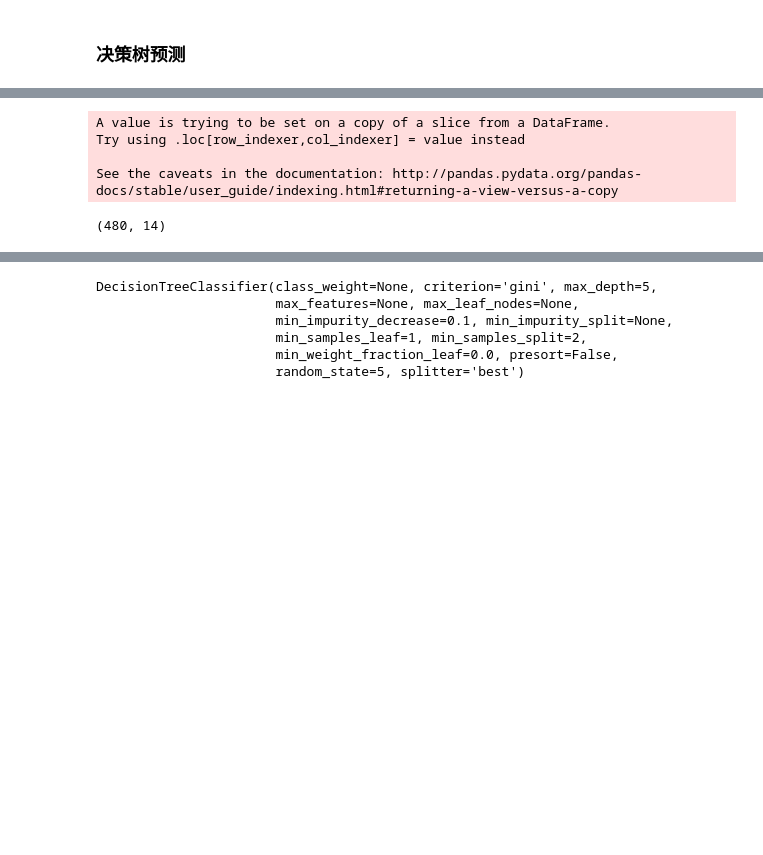
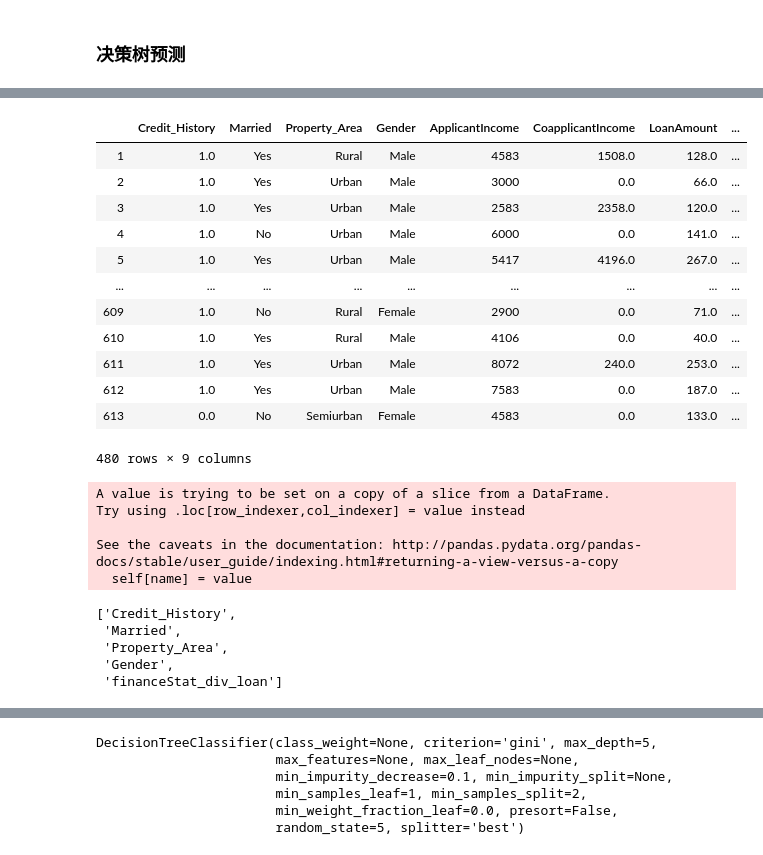
Before and after one commit to xinruigoalForTrain/loan_predict, a Jupyter notebook: loan_prediction.ipynb, the cells around one changed output, grey strips where cells are left out. Saved outputs shown, nothing was run; the diff lists cells and outputs as text; code cells hidden in the pictures; blank space fills up the shorter version.

```diff
--- a/loan_prediction.ipynb
+++ b/loan_prediction.ipynb
@@ -565,3 +581,31 @@ from sklearn.metrics import confusion_matrix,classification_report,precision_sco
+# %%
+df_DTC_train
+# %% [output]
+|  | Credit_History | Married | Property_Area | Gender | ApplicantIncome | CoapplicantIncome | LoanAmount | ... |
+| 1 | 1.0 | Yes | Rural | Male | 4583 | 1508.0 | 128.0 | ... |
+| 2 | 1.0 | Yes | Urban | Male | 3000 | 0.0 | 66.0 | ... |
+| 3 | 1.0 | Yes | Urban | Male | 2583 | 2358.0 | 120.0 | ... |
+| 4 | 1.0 | No | Urban | Male | 6000 | 0.0 | 141.0 | ... |
+| 5 | 1.0 | Yes | Urban | Male | 5417 | 4196.0 | 267.0 | ... |
+| ... | ... | ... | ... | ... | ... | ... | ... | ... |
+| 609 | 1.0 | No | Rural | Female | 2900 | 0.0 | 71.0 | ... |
+| 610 | 1.0 | Yes | Rural | Male | 4106 | 0.0 | 40.0 | ... |
+| 611 | 1.0 | Yes | Urban | Male | 8072 | 240.0 | 253.0 | ... |
+| 612 | 1.0 | Yes | Urban | Male | 7583 | 0.0 | 187.0 | ... |
+| 613 | 0.0 | No | Semiurban | Female | 4583 | 0.0 | 133.0 | ... |
+480 rows × 9 columns
+# %%
+df_DTC_train.Gender = df_DTC_train.Gender.map({'Male':1,'Female':0})
+df_DTC_train.Married = df_DTC_train.Married.map({'Yes':1,'No':0})
+df_DTC_train.Property_Area = df_DTC_train.Property_Area.map({'Urban':0,'Semiurban':1,'Rural':2})
+df_DTC_train.Loan_Status = df_DTC_train.Loan_Status.map({'Y':1,'N':0})
+df_DTC_train.Credit_History = df_DTC_train.Credit_History.astype(int)
+# %% [output]
+A value is trying to be set on a copy of a slice from a DataFrame.
+Try using .loc[row_indexer,col_indexer] = value instead
+
+See the caveats in the documentation: http://pandas.pydata.org/pandas-docs/stable/user_guide/indexing.html#returning-a-view-versus-a-copy
+  self[name] = value
 # %%
 # dtc_model1 = DecisionTreeClassifier(random_state=5)
 # dtc_model2 = DecisionTreeClassifier(max_depth=5,random_state=5)
@@ -583,12 +612,0 @@ def deliverIntoGroups(ind):
-# %%
-train_df_dtc = train_df3
-train_df_dtc['rate_level'] = train_df_dtc['financeStat_div_loan'].apply(deliverIntoGroups)
-# %% [output]
-A value is trying to be set on a copy of a slice from a DataFrame.
-Try using .loc[row_indexer,col_indexer] = value instead
-
-See the caveats in the documentation: http://pandas.pydata.org/pandas-docs/stable/user_guide/indexing.html#returning-a-view-versus-a-copy
-# %%
-train_df_dtc.shape
-# %% [output]
-(480, 14)
@@ -599 +613,14 @@ col_dfc.remove('Loan_Status')
+# %%
+col_dtc = list(df_DTC_train.columns)
+col_dtc.remove('ApplicantIncome')
+col_dtc.remove('CoapplicantIncome')
+col_dtc.remove('LoanAmount')
+col_dtc.remove('Loan_Status')
+col_dtc
+# %% [output]
+['Credit_History',
+ 'Married',
+ 'Property_Area',
+ 'Gender',
+ 'financeStat_div_loan']
 # %%
```
Also changed, not shown: parts of 17 cells of this notebook.
